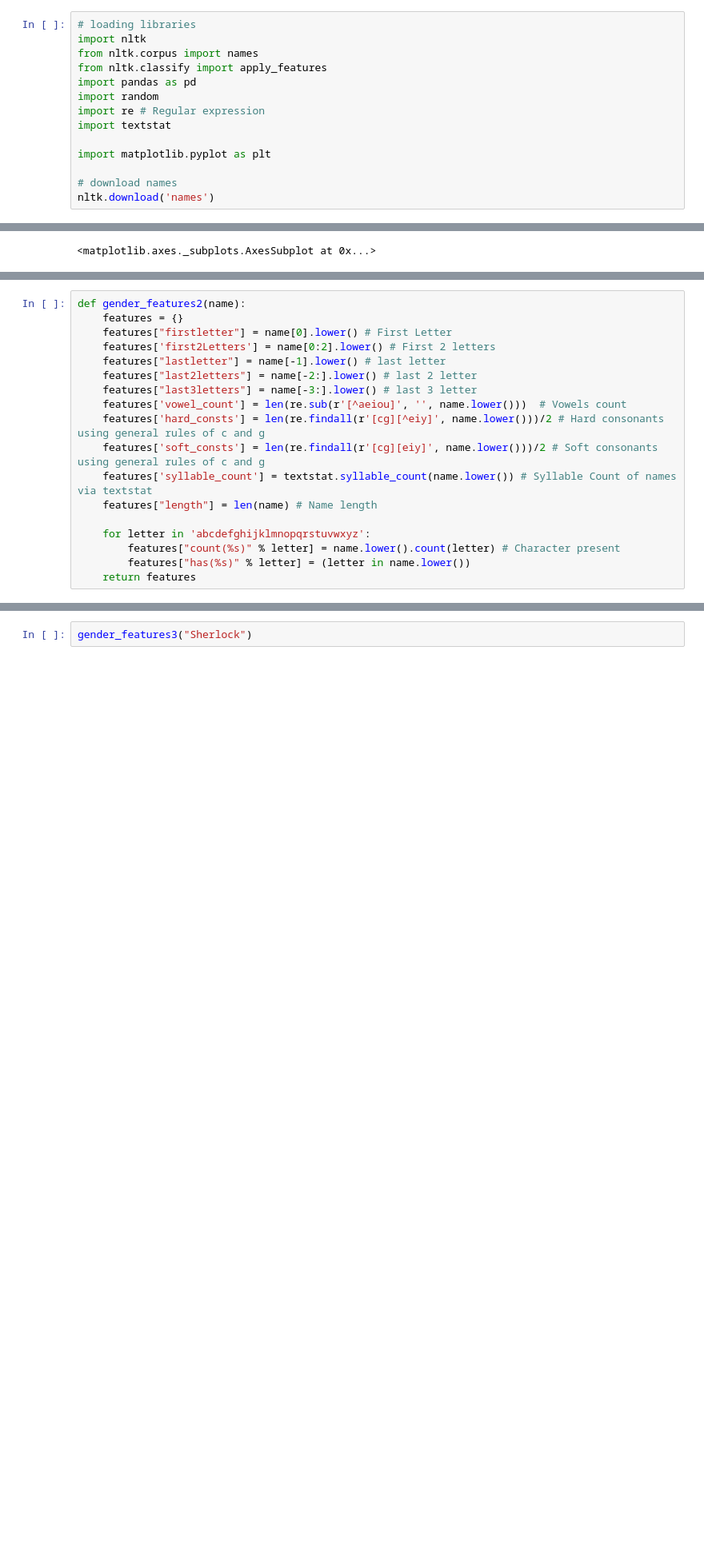
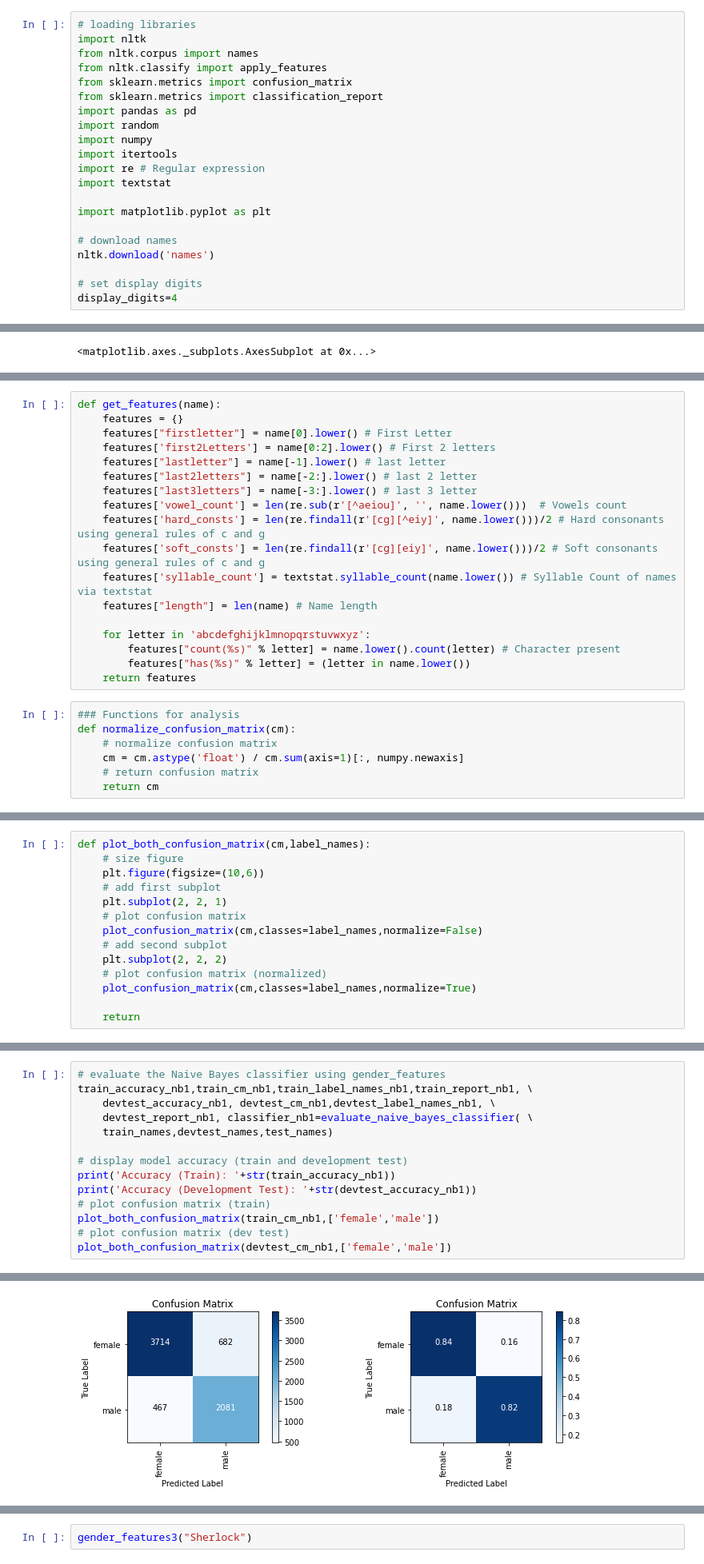
Before and after one commit to PriyaShaji/Data620-1, a Jupyter notebook: Project 3/Data 620 - Project 3 - Name Gender Classification.ipynb, the cells around one changed output, grey strips where cells are left out. Shown at 80% size. Saved outputs shown, nothing was run; the diff lists cells and outputs as text; blank space fills up the shorter version.

Commit message:
Confusion matrix and The Naive Bayes Classifier functions

```diff
--- a/Project 3/Data 620 - Project 3 - Name Gender Classification.ipynb
+++ b/Project 3/Data 620 - Project 3 - Name Gender Classification.ipynb
@@ -13,8 +13,12 @@ Group Members: Abdellah Ait Elmouden, Habib Khan, Priya Shaji, Vijaya Cherukuri
 import nltk
 from nltk.corpus import names
 from nltk.classify import apply_features
+from sklearn.metrics import confusion_matrix
+from sklearn.metrics import classification_report
 import pandas as pd
 import random
+import numpy
+import itertools
 import re # Regular expression
 import textstat
 
@@ -22,6 +26,9 @@ import matplotlib.pyplot as plt
 
 # download names
 nltk.download('names')
+
+# set display digits
+display_digits=4
 # %% [output]
 [nltk_data] Downloading package names to /home/taha/nltk_data...
 [nltk_data]   Package names is already up-to-date!
@@ -275,7 +281,7 @@ Based on various example in the literature and analysis above, we will initiate
 
 We built an function that will return a single feature or a combination of features based on input feature numbers
 # %%
-def gender_features2(name):
+def get_features(name):
     features = {}
     features["firstletter"] = name[0].lower() # First Letter
     features['first2Letters'] = name[0:2].lower() # First 2 letters
@@ -292,3 +298,10 @@ def gender_features2(name):
         features["count(%s)" % letter] = name.lower().count(letter) # Character present
         features["has(%s)" % letter] = (letter in name.lower())
     return features
+# %%
+### Functions for analysis
+def normalize_confusion_matrix(cm):
+    # normalize confusion matrix
+    cm = cm.astype('float') / cm.sum(axis=1)[:, numpy.newaxis]
+    # return confusion matrix
+    return cm
@@ -294,0 +338,14 @@ def gender_features2(name):
+# %%
+def plot_both_confusion_matrix(cm,label_names):
+    # size figure
+    plt.figure(figsize=(10,6))
+    # add first subplot
+    plt.subplot(2, 2, 1)
+    # plot confusion matrix
+    plot_confusion_matrix(cm,classes=label_names,normalize=False)
+    # add second subplot
+    plt.subplot(2, 2, 2)
+    # plot confusion matrix (normalized)
+    plot_confusion_matrix(cm,classes=label_names,normalize=True)
+
+    return
@@ -294,0 +419,15 @@ def gender_features2(name):
+# %%
+# evaluate the Naive Bayes classifier using gender_features
+train_accuracy_nb1,train_cm_nb1,train_label_names_nb1,train_report_nb1, \
+    devtest_accuracy_nb1, devtest_cm_nb1,devtest_label_names_nb1, \
+    devtest_report_nb1, classifier_nb1=evaluate_naive_bayes_classifier( \
+    train_names,devtest_names,test_names)
+
+# display model accuracy (train and development test)
+print('Accuracy (Train): '+str(train_accuracy_nb1))
+print('Accuracy (Development Test): '+str(devtest_accuracy_nb1))
+# plot confusion matrix (train)
+plot_both_confusion_matrix(train_cm_nb1,['female','male'])
+# plot confusion matrix (dev test)
+plot_both_confusion_matrix(devtest_cm_nb1,['female','male'])
+# %% [output]
@@ -294,0 +436 @@ def gender_features2(name):
+[figure, added]
```
Also changed, not shown: parts of 12 cells of this notebook.
